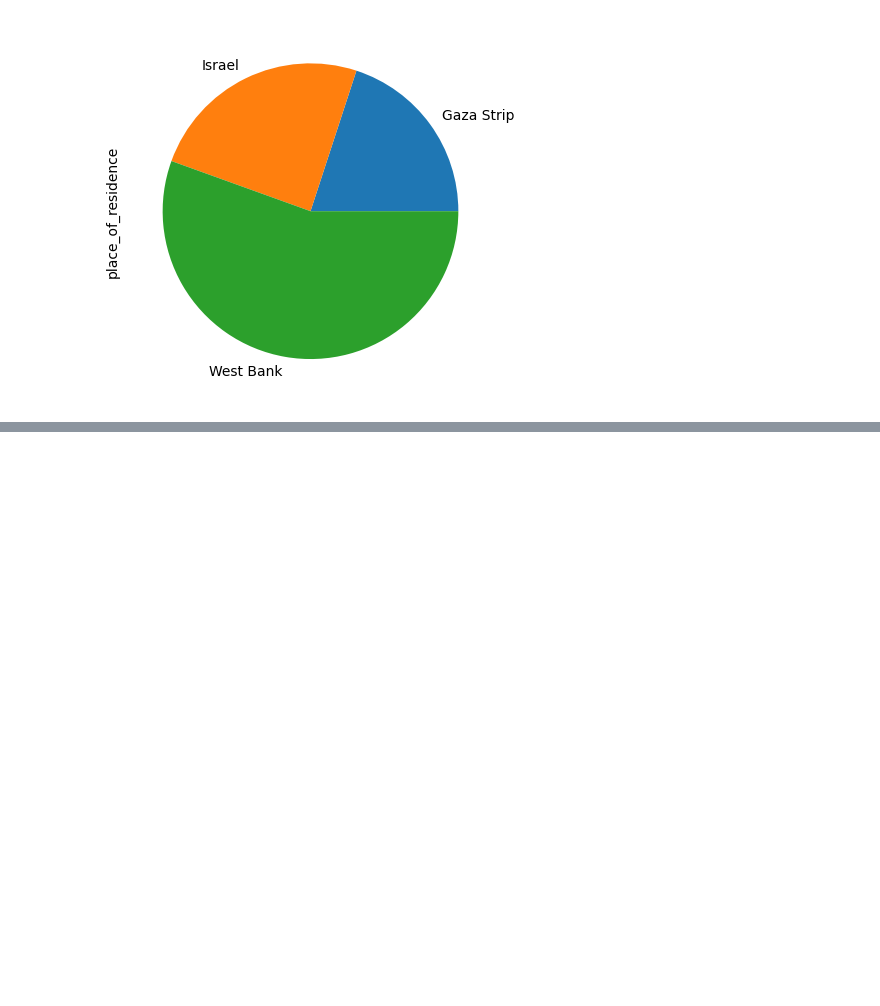
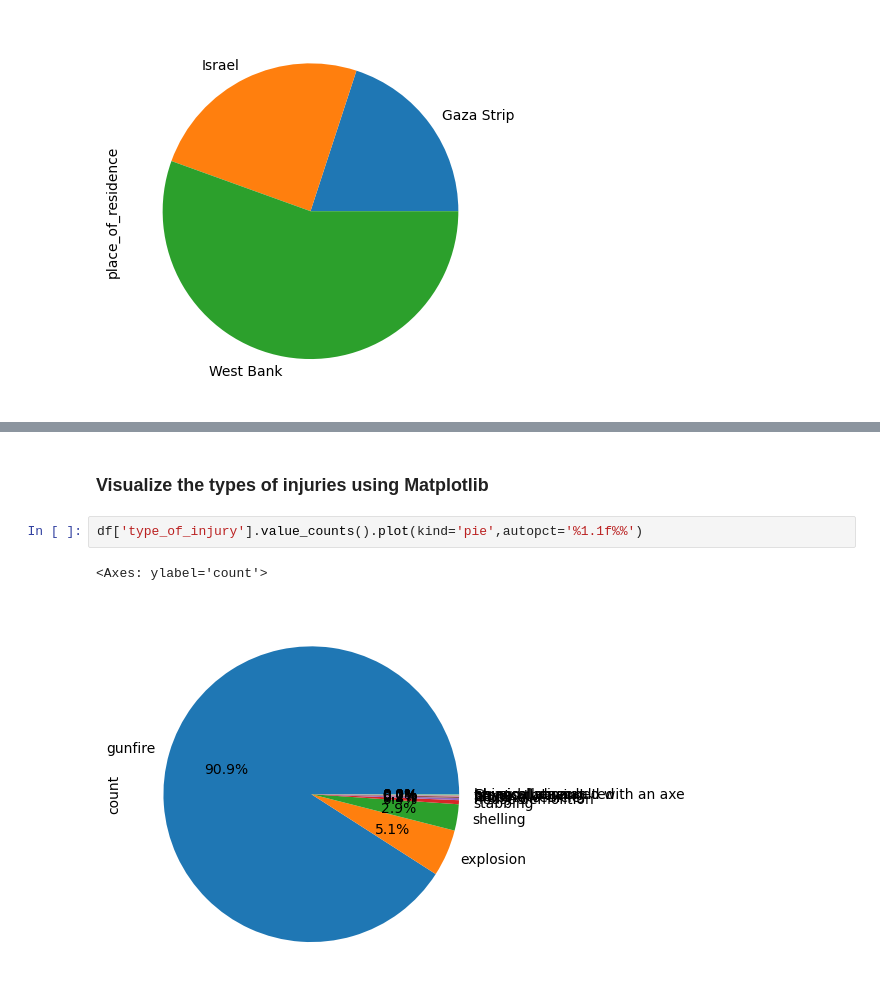
Before and after one commit to HarshRaut9945/Machine-Learning-Project, a Jupyter notebook: Israil_palistin_conflict_analysis/data.ipynb, the cells around one changed output, grey strips where cells are left out. Drawn from its saved outputs; the diff is of its cells as text; blank space fills up the shorter version.

```diff
--- a/Israil_palistin_conflict_analysis/data.ipynb
+++ b/Israil_palistin_conflict_analysis/data.ipynb
@@ -136,0 +147,7 @@ df.groupby('event_location_region')['place_of_residence'].nunique().plot(kind='p
+# %% [markdown]
+### Visualize the types of injuries using Matplotlib
+# %%
+df['type_of_injury'].value_counts().plot(kind='pie',autopct='%1.1f%%')
+# %% [output]
+<Axes: ylabel='count'>
+[figure, added]
```
Also changed, not shown: parts of 7 cells of this notebook, 1 other file.
